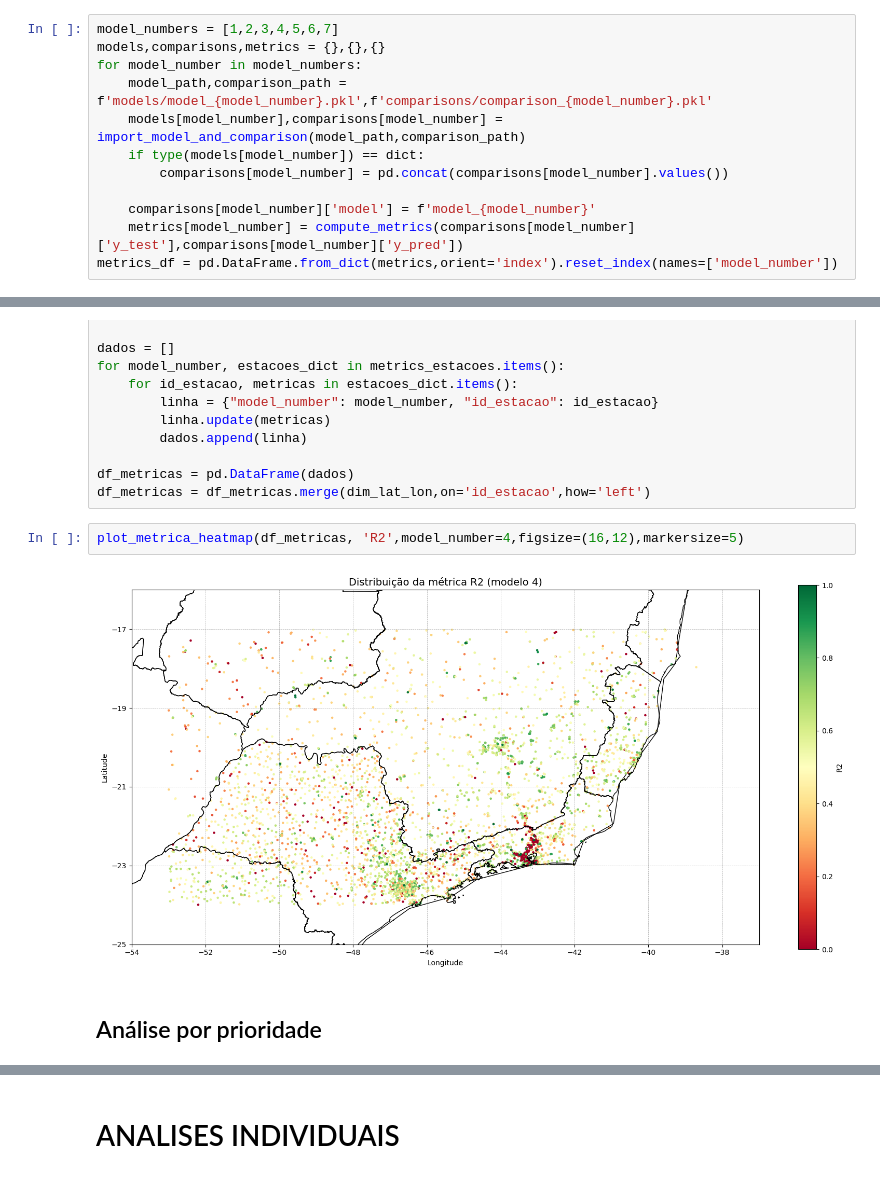
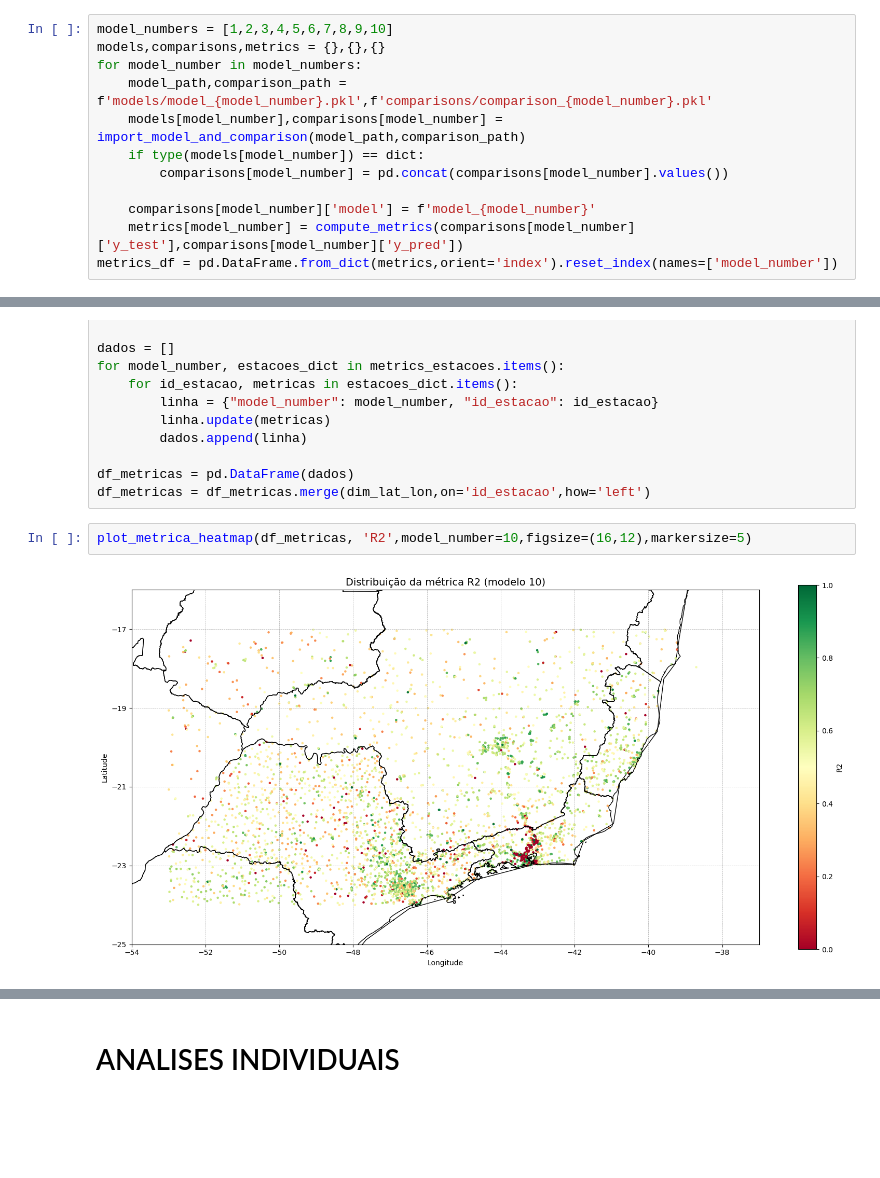
Before and after one commit to mateus-santos-rocha/doutorado, a Jupyter notebook: 3.modelling.ipynb, the cells around one changed output, grey strips where cells are left out. Drawn from its saved outputs; the diff is of its cells as text; blank space fills up the shorter version.

Commit message:
Até modelo 10

```diff
--- a/3.modelling.ipynb
+++ b/3.modelling.ipynb
@@ -469,7 +511,7 @@ import numpy as np
 # %% [markdown]
 ## Métricas Gerais
 # %%
-model_numbers = [1,2,3,4,5,6,7]
+model_numbers = [1,2,3,4,5,6,7,8,9,10]
 models,comparisons,metrics = {},{},{}
 for model_number in model_numbers:
     model_path,comparison_path = f'models/model_{model_number}.pkl',f'comparisons/comparison_{model_number}.pkl'
@@ -512,8 +554,6 @@ for model_number, estacoes_dict in metrics_estacoes.items():
 df_metricas = pd.DataFrame(dados)
 df_metricas = df_metricas.merge(dim_lat_lon,on='id_estacao',how='left')
 # %%
-plot_metrica_heatmap(df_metricas, 'R2',model_number=4,figsize=(16,12),markersize=5)
+plot_metrica_heatmap(df_metricas, 'R2',model_number=10,figsize=(16,12),markersize=5)
 # %% [output]
-[figure, old version]
+[figure, new version]
-# %% [markdown]
-## Análise por prioridade
```
Also changed, not shown: parts of 10 cells of this notebook.
